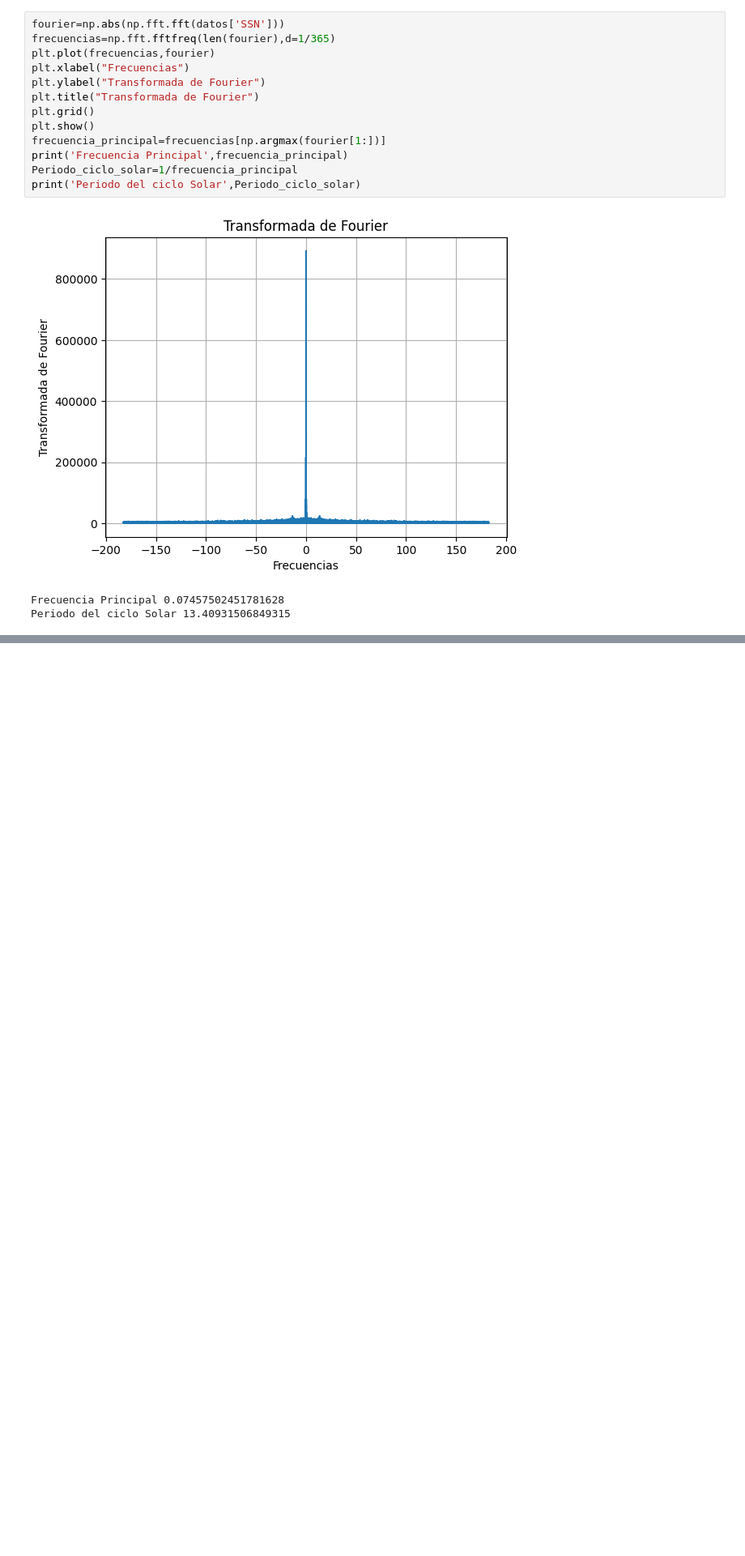
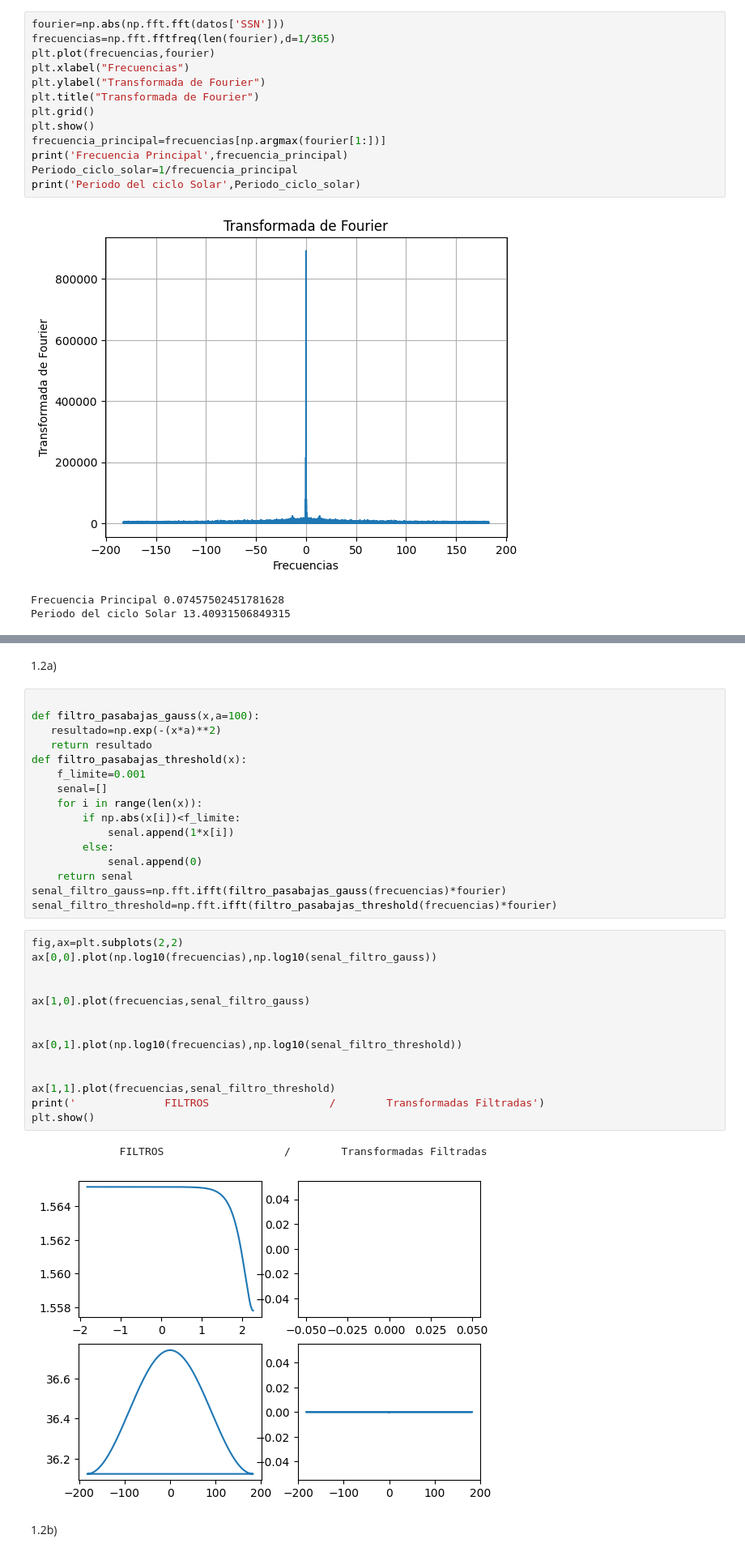
Before and after one commit to Metodos-Computacionales-II/Talleres, a Jupyter notebook: Taller 2/Taller_2.ipynb, the cells around one changed output, grey strips where cells are left out. Shown: that part at 81% size. Cells and saved outputs as stored; diff of their text form; blank space fills up the shorter version.

```diff
--- a/Taller 2/Taller_2.ipynb
+++ b/Taller 2/Taller_2.ipynb
@@ -52,3 +53,40 @@ Periodo del ciclo Solar 13.40931506849315
 1.2) Reduccion de ruido
 \
 ![image.png](attachment:image.png)
+# %% [markdown]
+1.2a)
+# %%
+
+def filtro_pasabajas_gauss(x,a=100):
+   resultado=np.exp(-(x*a)**2)
+   return resultado
+def filtro_pasabajas_threshold(x):
+    f_limite=0.001
+    senal=[]
+    for i in range(len(x)):
+        if np.abs(x[i])<f_limite:
+            senal.append(1*x[i])
+        else:
+            senal.append(0)
+    return senal
+senal_filtro_gauss=np.fft.ifft(filtro_pasabajas_gauss(frecuencias)*fourier)
+senal_filtro_threshold=np.fft.ifft(filtro_pasabajas_threshold(frecuencias)*fourier)
+# %%
+fig,ax=plt.subplots(2,2)
+ax[0,0].plot(np.log10(frecuencias),np.log10(senal_filtro_gauss))
+
+
+ax[1,0].plot(frecuencias,senal_filtro_gauss)
+
+
+ax[0,1].plot(np.log10(frecuencias),np.log10(senal_filtro_threshold))
+
+
+ax[1,1].plot(frecuencias,senal_filtro_threshold)
+print('              FILTROS                   /        Transformadas Filtradas')
+plt.show()
+# %% [output]
+              FILTROS                   /        Transformadas Filtradas
+[figure, added]
+# %% [markdown]
+1.2b)
```
Also changed, not shown: parts of 8 cells of this notebook, 3 other files.
